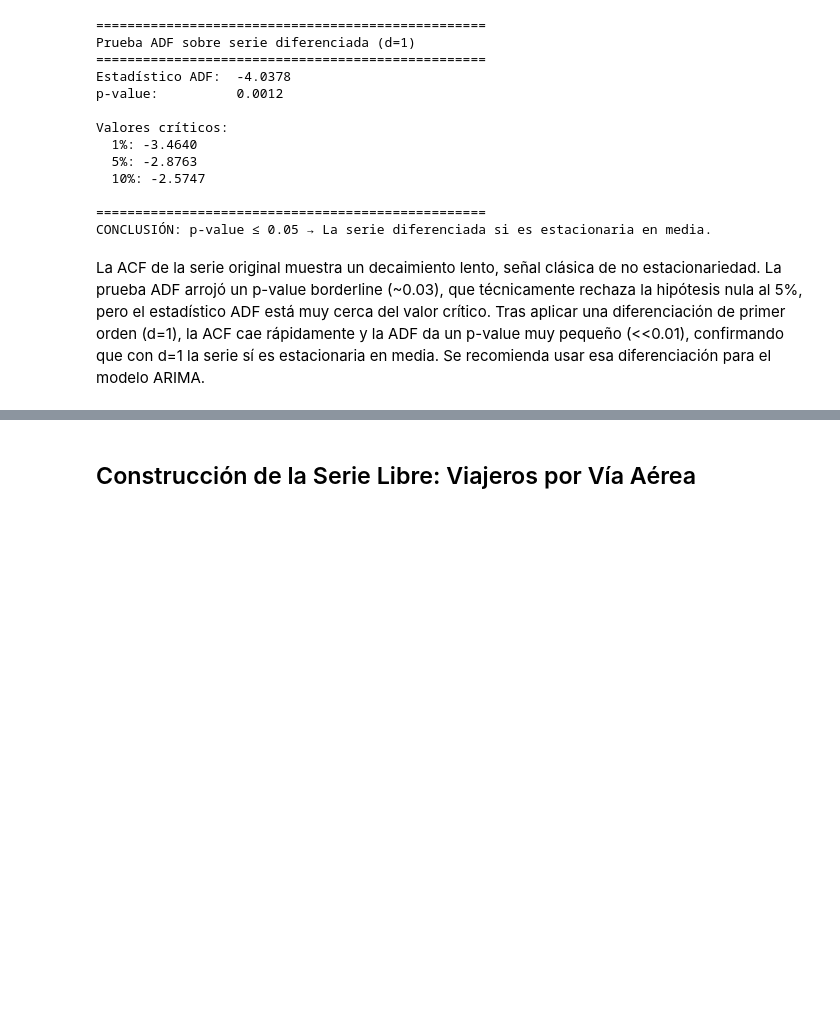
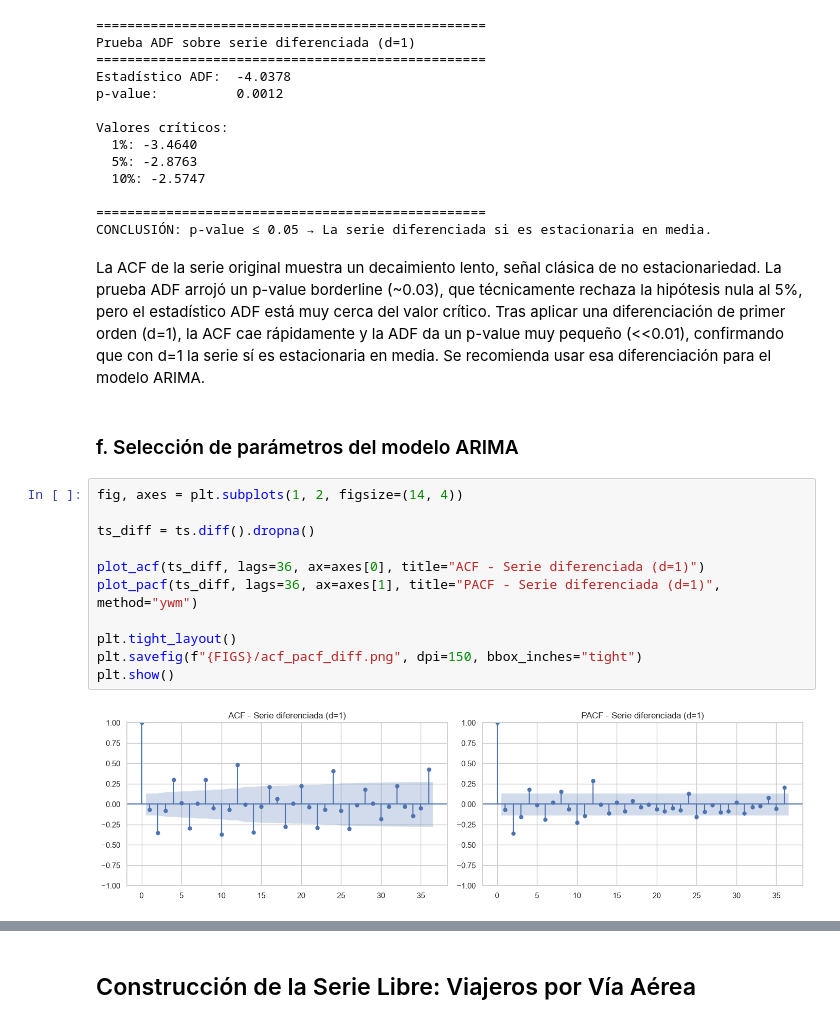
Before and after one commit to Ikeel04/Labs-DS, a Jupyter notebook: lab1_series_tiempo.ipynb, the cells around one changed output, grey strips where cells are left out. Cells and saved outputs as stored; diff of their text form; blank space fills up the shorter version.

Commit message:
inciso f, parametros p q y d para el modelo ARIMA

```diff
--- a/lab1_series_tiempo.ipynb
+++ b/lab1_series_tiempo.ipynb
@@ -346,3 +347,18 @@ Valores críticos:
 CONCLUSIÓN: p-value ≤ 0.05 → La serie diferenciada si es estacionaria en media.
 # %% [markdown]
 La ACF de la serie original muestra un decaimiento lento, señal clásica de no estacionariedad. La prueba ADF arrojó un p-value borderline (~0.03), que técnicamente rechaza la hipótesis nula al 5%, pero el estadístico ADF está muy cerca del valor crítico. Tras aplicar una diferenciación de primer orden (d=1), la ACF cae rápidamente y la ADF da un p-value muy pequeño (<<0.01), confirmando que con d=1 la serie sí es estacionaria en media. Se recomienda usar esa diferenciación para el modelo ARIMA.
+# %% [markdown]
+### f. Selección de parámetros del modelo ARIMA
+# %%
+fig, axes = plt.subplots(1, 2, figsize=(14, 4))
+
+ts_diff = ts.diff().dropna()
+
+plot_acf(ts_diff, lags=36, ax=axes[0], title="ACF - Serie diferenciada (d=1)")
+plot_pacf(ts_diff, lags=36, ax=axes[1], title="PACF - Serie diferenciada (d=1)", method="ywm")
+
+plt.tight_layout()
+plt.savefig(f"{FIGS}/acf_pacf_diff.png", dpi=150, bbox_inches="tight")
+plt.show()
+# %% [output]
+[figure, added]
```
Also changed, not shown: parts of 4 cells of this notebook, 3 other files.
